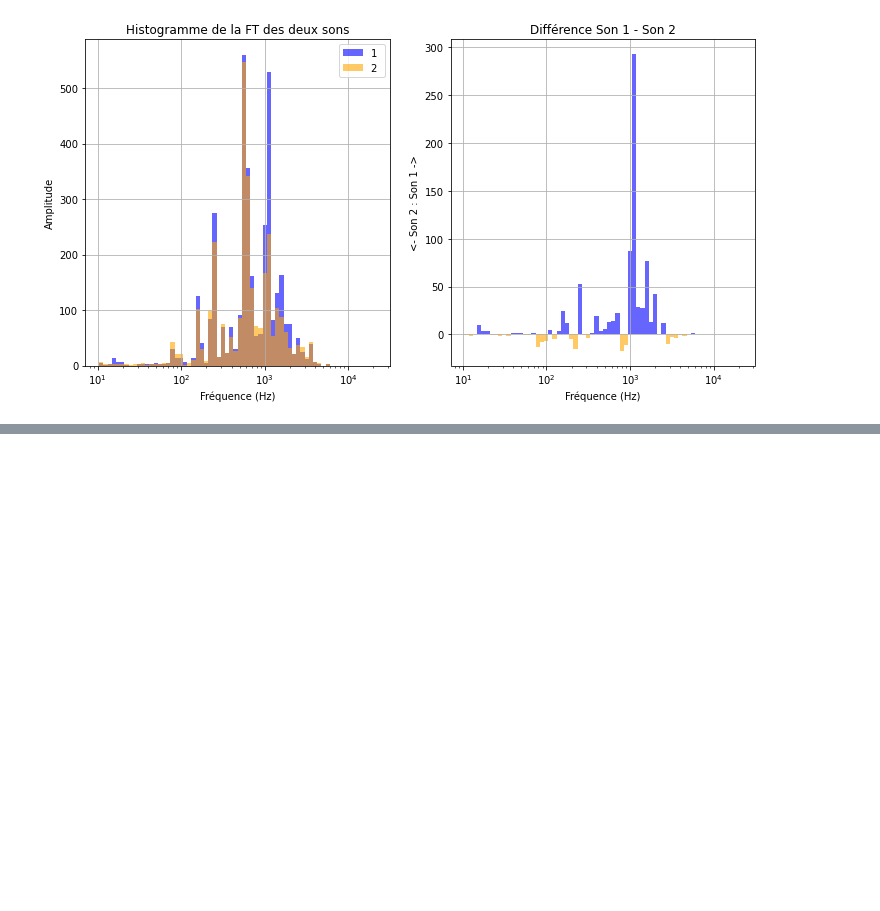
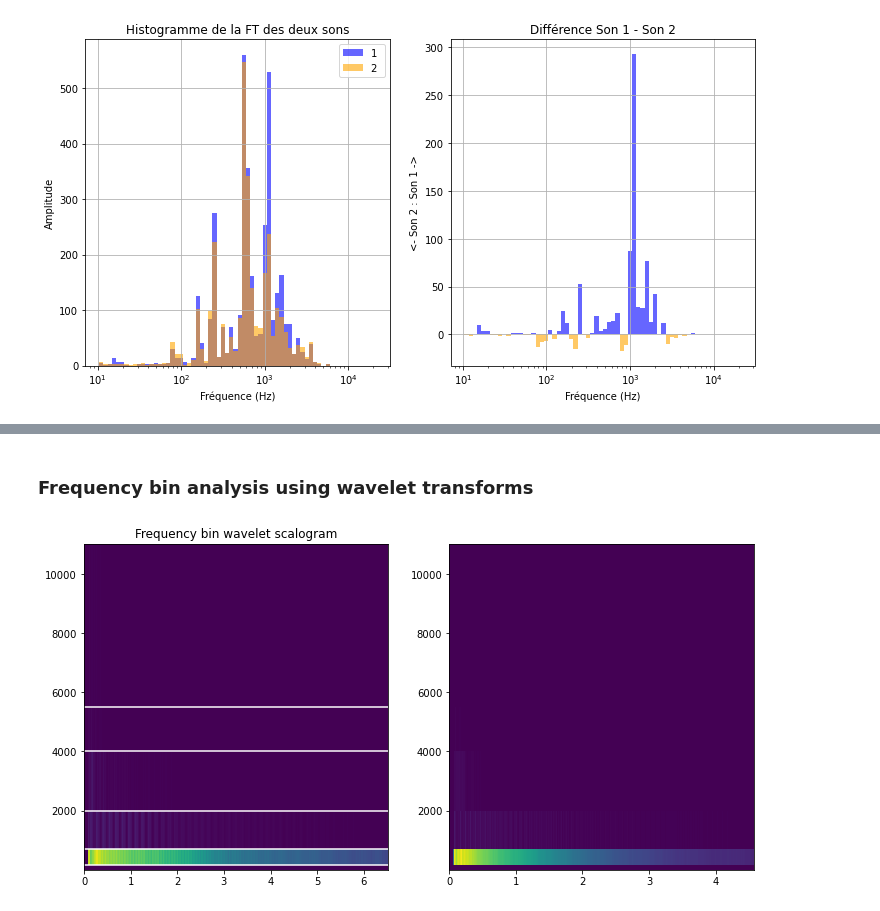
Before and after one commit to olivecha/guitarsounds, a Jupyter notebook: Spectro_diff.ipynb, the cells around one changed output, grey strips where cells are left out. Cells and saved outputs as stored; diff of their text form; code cells hidden in the pictures; blank space fills up the shorter version.

```diff
--- a/Spectro_diff.ipynb
+++ b/Spectro_diff.ipynb
@@ -54,0 +156,45 @@ guit.fft_diff(S1, S2, fraction=6)
+# %% [markdown]
+### Frequency bin analysis using wavelet transforms
+# %%
+freq = np.array([1, 150,  700, 2000, 4000, 5500])
+
+widths = 5*fs/(2*freq*np.pi) # Wavelet widths
+
+# Computing the wavelet scalogram
+CWT1 = sig.cwt(Sound1.signal.signal, sig.morlet2, widths)
+CWT2 = sig.cwt(Sound2.signal.signal, sig.morlet2, widths)
+
+# Slices for the time vector
+index1 = int(CWT1.shape[1]//2)
+index2 = int(CWT2.shape[1]//2)
+
+# Adding the upper freq value
+freqs = np.append(freq, fs/2)
+
+# Building the lines to separate the bins :
+x_s = []
+y_s = []
+max_x = (len(Sound1.signal.signal)//2)/fs
+for f in freq[1:]:
+    x_i = []
+    y_i = []
+    x_i.append(0)
+    x_i.append(max_x)
+    y_i.append(f)
+    y_i.append(f)
+    x_s.append(x_i)
+    y_s.append(y_i)
+
+
+# plot
+plt.figure(figsize = (12,6))
+plt.subplot(1,2,1)
+plt.pcolormesh(time1[:index1+1], freqs, np.abs(CWT1)[:, :index1])
+for xi, yi in zip(x_s, y_s):
+    plt.plot(xi, yi, color='w')
+plt.title('Frequency bin wavelet scalogram')
+plt.subplot(1,2,2)
+plt.pcolormesh(time2[:index2+1], freqs, np.abs(CWT2)[:, :index2])
+plt.show()
+# %% [output]
+[figure, added]
```
Also changed, not shown: parts of 21 cells of this notebook, 3 other files.
